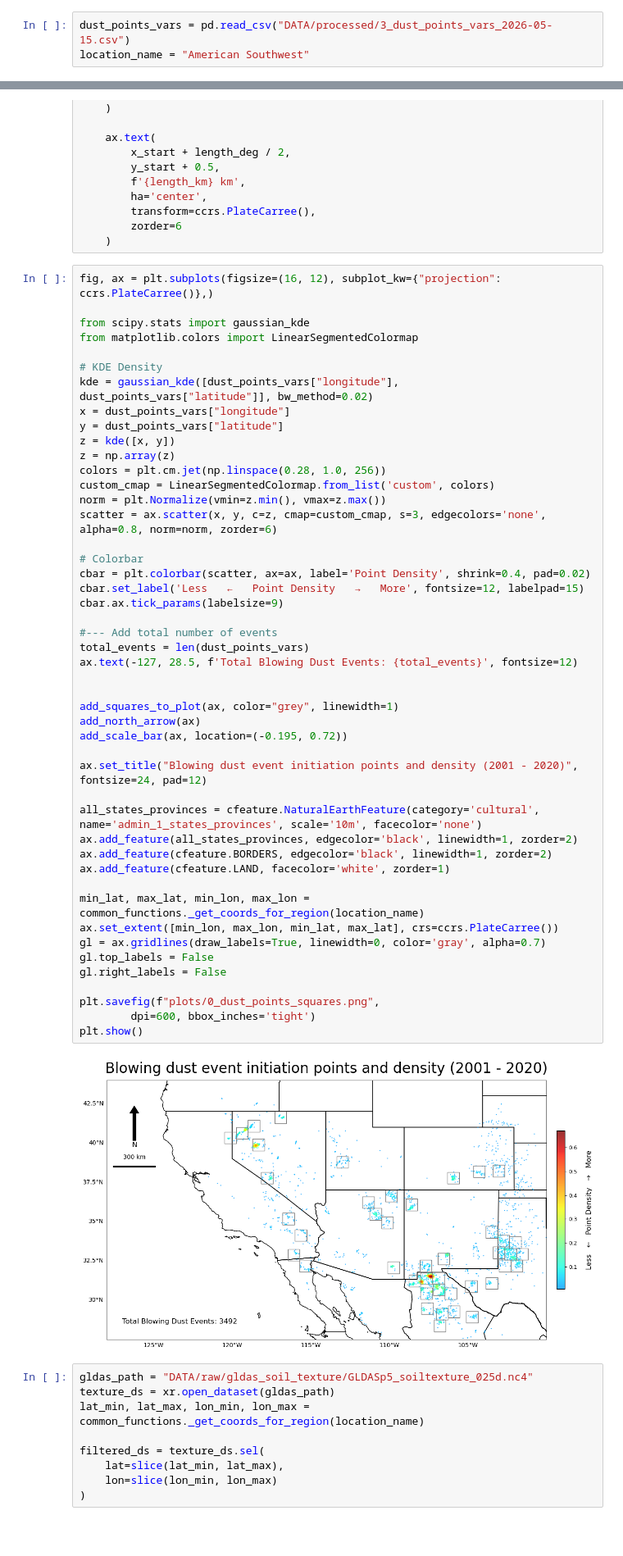
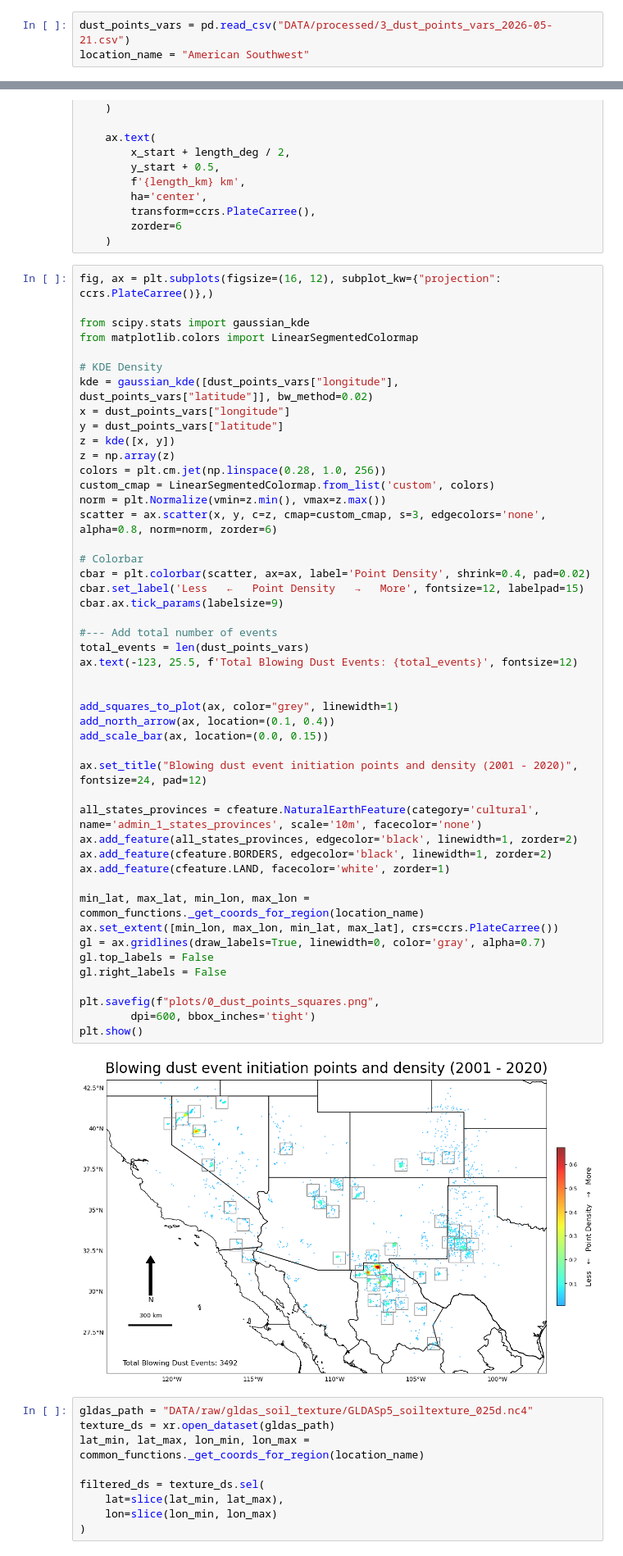
Before and after one commit to jesseturner/WLDAS_Analysis, a Jupyter notebook: ANALYSIS_map_figures.ipynb, the cells around one changed output, grey strips where cells are left out. Shown at 82% size. Cells and saved outputs as stored; diff of their text form; blank space fills up the shorter version.

```diff
--- a/ANALYSIS_map_figures.ipynb
+++ b/ANALYSIS_map_figures.ipynb
@@ -15,7 +15,7 @@ from pyproj import CRS, Transformer
 import os
 import rasterio
 # %%
-dust_points_vars = pd.read_csv("DATA/processed/3_dust_points_vars_2026-05-15.csv")
+dust_points_vars = pd.read_csv("DATA/processed/3_dust_points_vars_2026-05-21.csv")
 location_name = "American Southwest"
 # %%
 def add_squares_to_plot(ax, color="white", linewidth=3):
@@ -157,37 +157,37 @@ scatter = ax.scatter(x, y, c=z, cmap=custom_cmap, s=3, edgecolors='none', alpha=
 
 # Colorbar
 cbar = plt.colorbar(scatter, ax=ax, label='Point Density', shrink=0.4, pad=0.02)
 cbar.set_label('Less   ←   Point Density   →   More', fontsize=12, labelpad=15)
 cbar.ax.tick_params(labelsize=9)
 
 #--- Add total number of events
 total_events = len(dust_points_vars)
-ax.text(-127, 28.5, f'Total Blowing Dust Events: {total_events}', fontsize=12)
+ax.text(-123, 25.5, f'Total Blowing Dust Events: {total_events}', fontsize=12)
 
 
 add_squares_to_plot(ax, color="grey", linewidth=1)
-add_north_arrow(ax)
-add_scale_bar(ax, location=(-0.195, 0.72))
+add_north_arrow(ax, location=(0.1, 0.4))
+add_scale_bar(ax, location=(0.0, 0.15))
 
 ax.set_title("Blowing dust event initiation points and density (2001 - 2020)", fontsize=24, pad=12)
 
 all_states_provinces = cfeature.NaturalEarthFeature(category='cultural',
 name='admin_1_states_provinces', scale='10m', facecolor='none')
 ax.add_feature(all_states_provinces, edgecolor='black', linewidth=1, zorder=2)
 ax.add_feature(cfeature.BORDERS, edgecolor='black', linewidth=1, zorder=2)
 ax.add_feature(cfeature.LAND, facecolor='white', zorder=1)
 
 min_lat, max_lat, min_lon, max_lon = common_functions._get_coords_for_region(location_name)
 ax.set_extent([min_lon, max_lon, min_lat, max_lat], crs=ccrs.PlateCarree())
 gl = ax.gridlines(draw_labels=True, linewidth=0, color='gray', alpha=0.7)
 gl.top_labels = False
 gl.right_labels = False
 
 plt.savefig(f"plots/0_dust_points_squares.png",
         dpi=600, bbox_inches='tight')
 plt.show()
 # %% [output]
-[figure, old version]
+[figure, new version]
 # %%
 gldas_path = "DATA/raw/gldas_soil_texture/GLDASp5_soiltexture_025d.nc4"
 texture_ds = xr.open_dataset(gldas_path)
```
Also changed, not shown: parts of 7 cells of this notebook, 10 other files.
